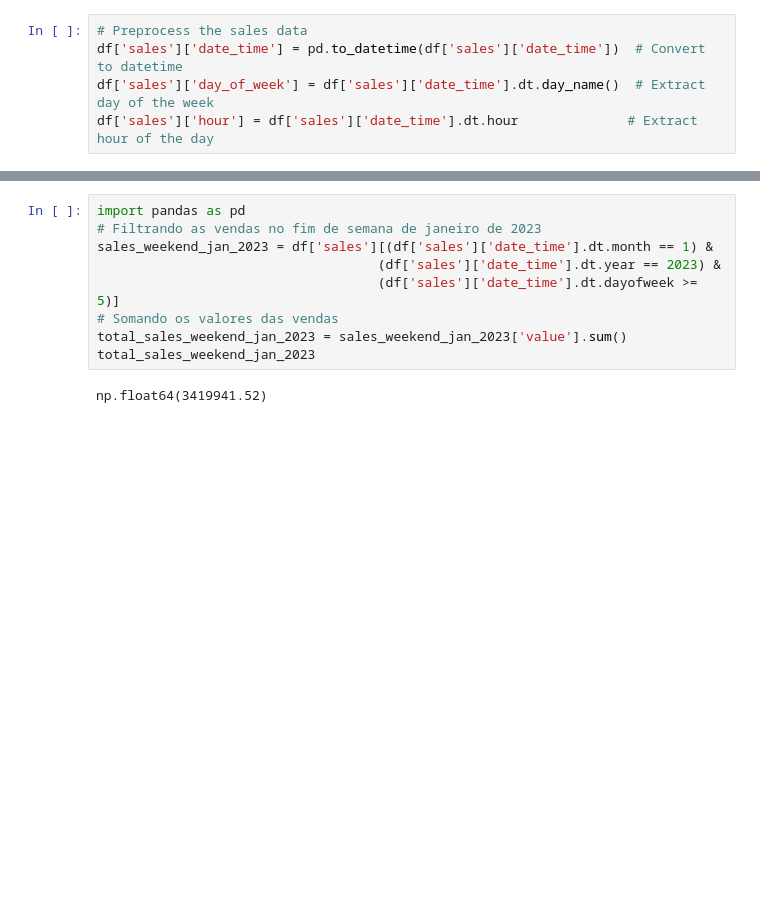
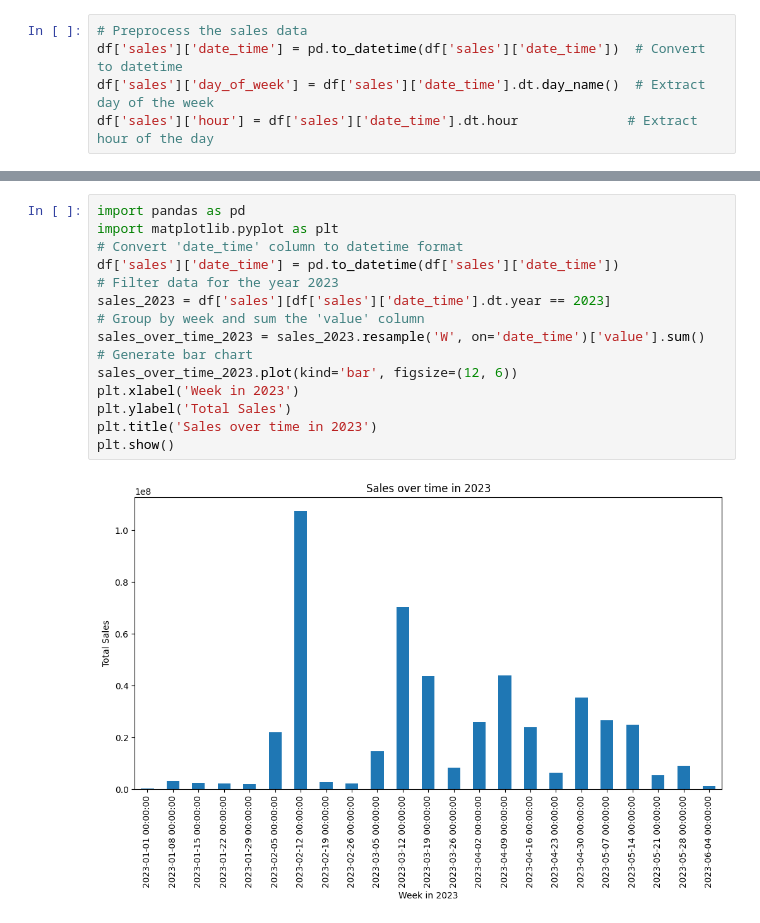
Before and after one commit to rmharp/HackBRASADeploy, a Jupyter notebook: backend/ai1.ipynb, the cells around one changed output, grey strips where cells are left out. Cells and saved outputs as stored; diff of their text form; blank space fills up the shorter version.

Commit message:
AI Graphs

````diff
--- a/backend/ai1.ipynb
+++ b/backend/ai1.ipynb
@@ -253,14 +216,20 @@ total_sales_weekend_jan_2023
-# %%
-import pandas as pd
-# Filtrando as vendas no fim de semana de janeiro de 2023
-sales_weekend_jan_2023 = df['sales'][(df['sales']['date_time'].dt.month == 1) &
-                                    (df['sales']['date_time'].dt.year == 2023) &
-                                    (df['sales']['date_time'].dt.dayofweek >= 5)]
-# Somando os valores das vendas
-total_sales_weekend_jan_2023 = sales_weekend_jan_2023['value'].sum()
-total_sales_weekend_jan_2023
-# %% [output]
-np.float64(3419941.52)
+# %%
+import pandas as pd
+import matplotlib.pyplot as plt
+# Convert 'date_time' column to datetime format
+df['sales']['date_time'] = pd.to_datetime(df['sales']['date_time'])
+# Filter data for the year 2023
+sales_2023 = df['sales'][df['sales']['date_time'].dt.year == 2023]
+# Group by week and sum the 'value' column
+sales_over_time_2023 = sales_2023.resample('W', on='date_time')['value'].sum()
+# Generate bar chart
+sales_over_time_2023.plot(kind='bar', figsize=(12, 6))
+plt.xlabel('Week in 2023')
+plt.ylabel('Total Sales')
+plt.title('Sales over time in 2023')
+plt.show()
+# %% [output]
+[figure, added]
 # %%
 # Remove unnecessary markdown formatting
 output = output.replace("```python\n", "").replace("\n```", "")
````
Also changed, not shown: parts of 9 cells of this notebook, 1 other file.
